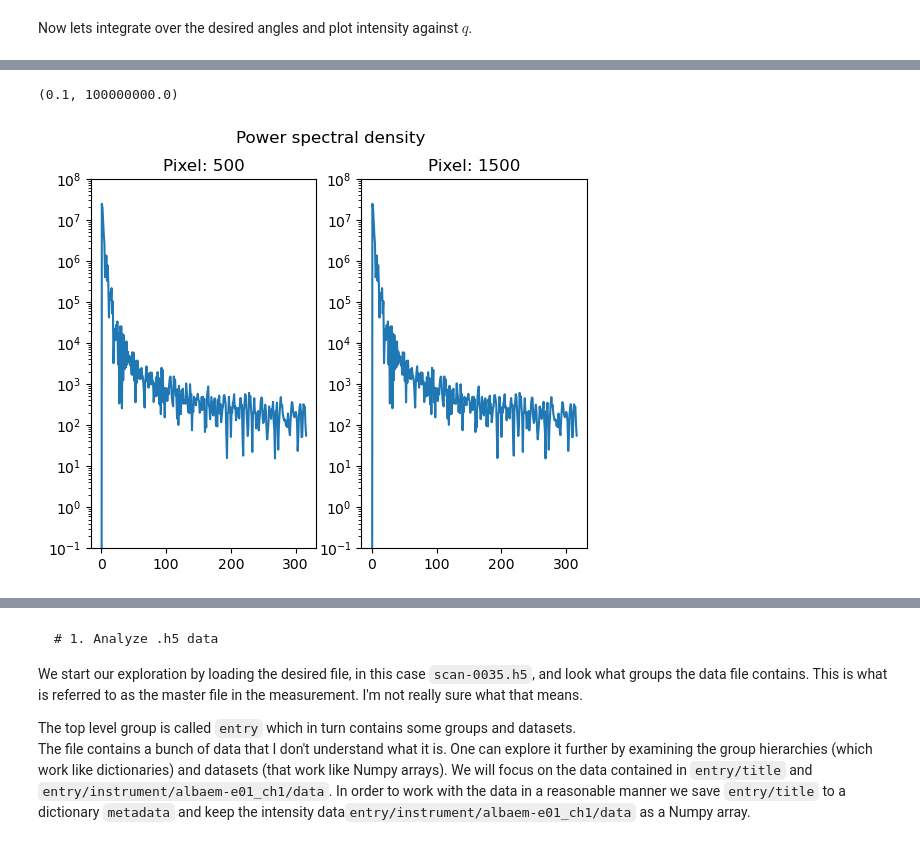
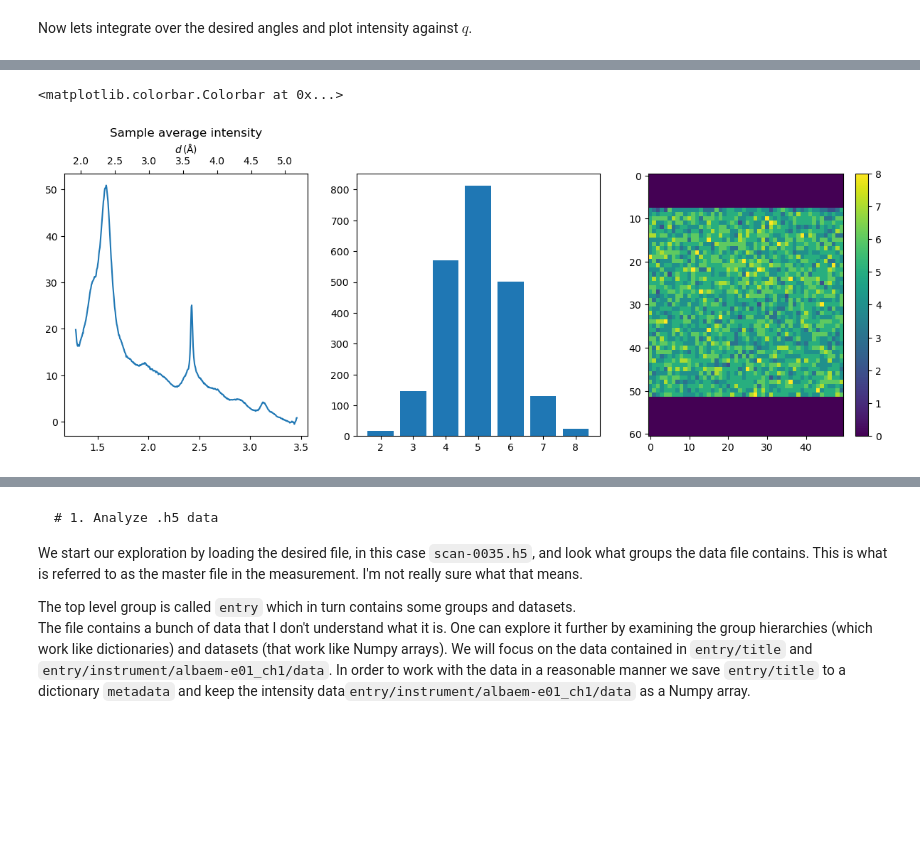
Before and after one commit to J-Holger/MVE386, a Jupyter notebook: chalmers/holger.ipynb, the cells around one changed output, grey strips where cells are left out. Drawn from its saved outputs; the diff is of its cells as text; code cells hidden in the pictures; blank space fills up the shorter version.

```diff
--- a/chalmers/holger.ipynb
+++ b/chalmers/holger.ipynb
@@ -63,3 +87,37 @@ I_filtered_2 = signal.medfilt(data['I'][pixel_2], 13)
 # %%
-print(signal.find_peaks(data['I'][pixel_1]))
-print(signal.find_peaks(I_filtered_1))
+mean_intensity = np.zeros_like(data['q'])
+N = 0
+
+num_peaks = dict()
+peak_matrix = np.zeros(data['I'].shape[0])
+for i in range(data['I'].shape[0]):
+    if i in data['background_pixels']:
+        continue
+    else:
+        N += 1
+        I = data['I'][i]
+        peak_indices = signal.find_peaks(signal.medfilt(I, filter_factor), distance=distance_factor, width=width_factor)[0]
+        mean_intensity += I
+        count = num_peaks.get(len(peak_indices), 0)
+        num_peaks[len(peak_indices)] = count + 1
+        peak_matrix[i] = len(peak_indices)
+
+mean_intensity /= N
+
+fig, ax = plt.subplots(1, 3)
+fig.set_figwidth(15)
+
+secax = ax[0].secondary_xaxis('top', functions = (lambda x: 2 * np.pi / x, lambda x: x / (2 * np.pi)))
+ax[0].plot(data['q'], mean_intensity)
+secax.set_xlabel(r"$d \, (\mathrm{\AA})$")
+ax[0].set_title('Sample average intensity')
+
+ax[1].bar(num_peaks.keys(), num_peaks.values())
+
+importlib.reload(waxs_util)
+
+image = ax[2].imshow(np.reshape(peak_matrix, (data['shape'][0], data['shape'][1], 1)), interpolation='None', aspect='auto')
+plt.colorbar(image, ax=ax[2])
+# %% [output]
+<matplotlib.colorbar.Colorbar at 0x...>
+[figure, added]
@@ -81,17 +149,14 @@ ax2.set_ylim([0, 15e3])
 f_1, Pxx_den_1 = signal.periodogram(I_filtered_1, 1 / data['q'].size)
 f_2, Pxx_den_2 = signal.periodogram(I_filtered_1, 1 / data['q'].size)
 
-fig, (ax1, ax2) = plt.subplots(1, 2)
+fig, (ax, ax2) = plt.subplots(1, 2)
 fig.suptitle('Power spectral density')
-ax1.semilogy(frequencies, Pxx_den_1)
-ax1.set_title('Pixel: {}'.format(pixel_1))
-ax1.set_ylim([1e-1, 1e8])
+ax.semilogy(frequencies, Pxx_den_1)
+ax.set_title('Pixel: {}'.format(pixel_1))
+ax.set_ylim([1e-1, 1e8])
 ax2.semilogy(frequencies, Pxx_den_2)
 ax2.set_title('Pixel: {}'.format(pixel_2))
 ax2.set_ylim([1e-1, 1e8])
-# %% [output]
-(0.1, 100000000.0)
-[figure, removed]
 # %%
 f_dft_1 = fft.irfft(f_hat_dft_1)
 f_dft_2 = fft.irfft(f_hat_dft_2)
```
Also changed, not shown: parts of 13 cells of this notebook, 1 other file.
